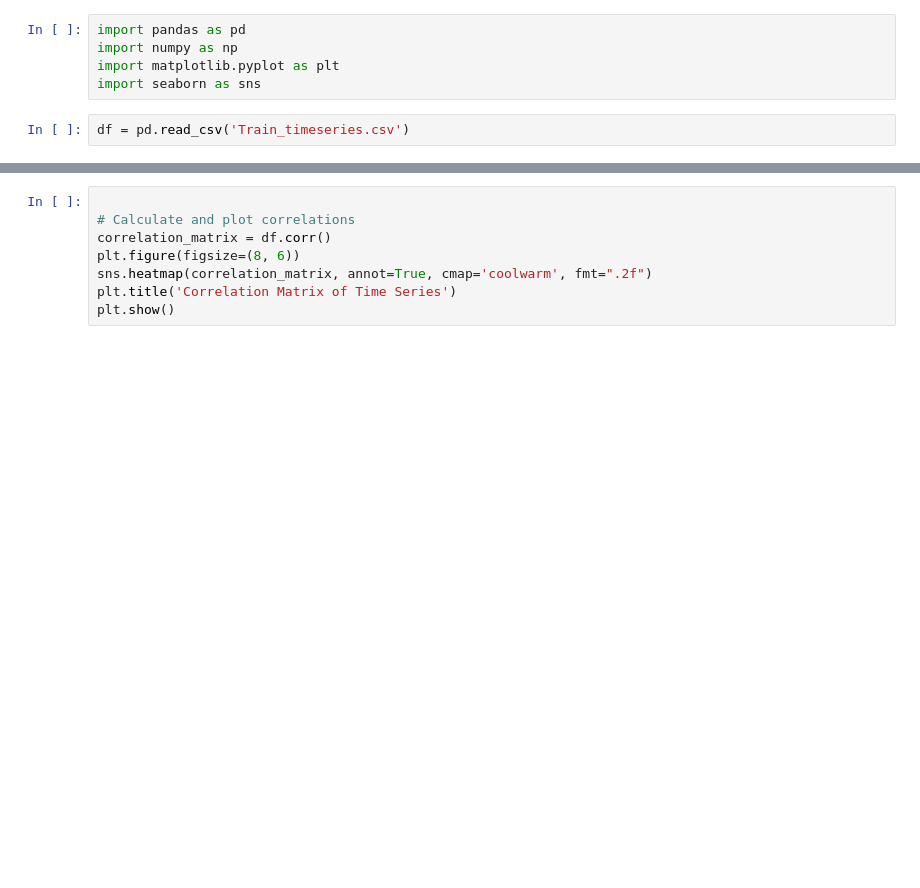
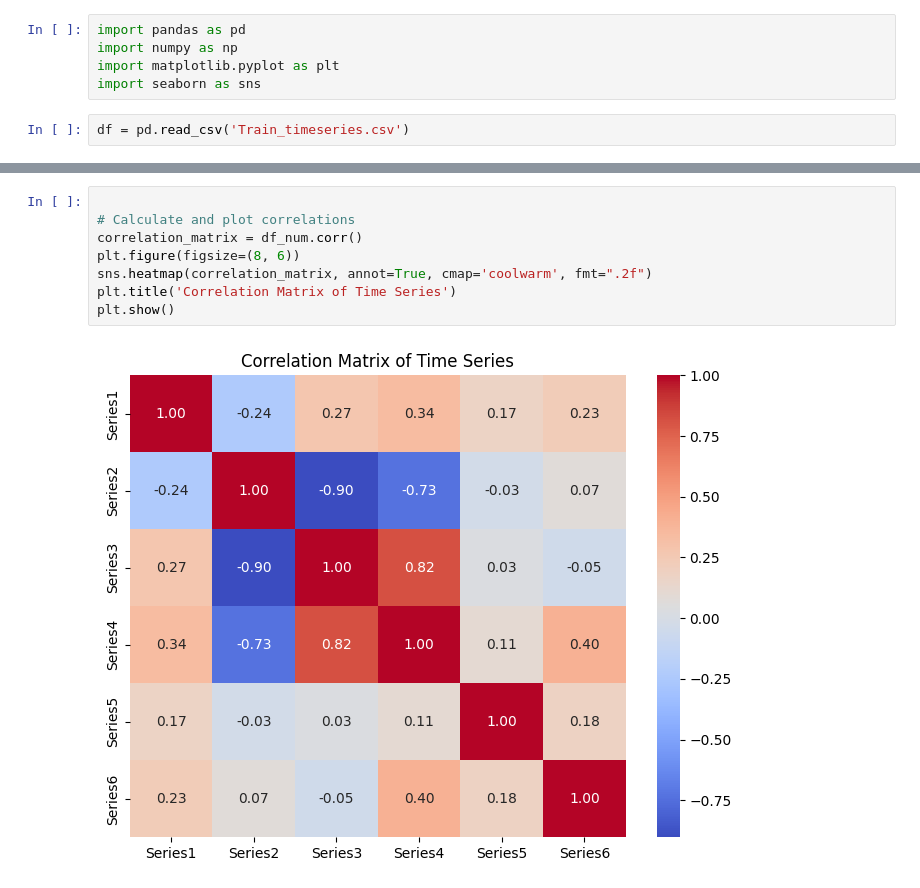
Before and after one commit to vluduk/Team-Husky, a Jupyter notebook: exploration.ipynb, the cells around one changed output, grey strips where cells are left out. Drawn from its saved outputs; the diff is of its cells as text; blank space fills up the shorter version.

```diff
--- a/exploration.ipynb
+++ b/exploration.ipynb
@@ -29,11 +45,13 @@ plt.show()
 # %%
 
 # Calculate and plot correlations
-correlation_matrix = df.corr()
+correlation_matrix = df_num.corr()
 plt.figure(figsize=(8, 6))
 sns.heatmap(correlation_matrix, annot=True, cmap='coolwarm', fmt=".2f")
 plt.title('Correlation Matrix of Time Series')
 plt.show()
+# %% [output]
+[figure, added]
 # %%
 # Plot rolling statistics (e.g., rolling mean and standard deviation)
 window_size = 7 # Example window size
```
Also changed, not shown: parts of 6 cells of this notebook.
